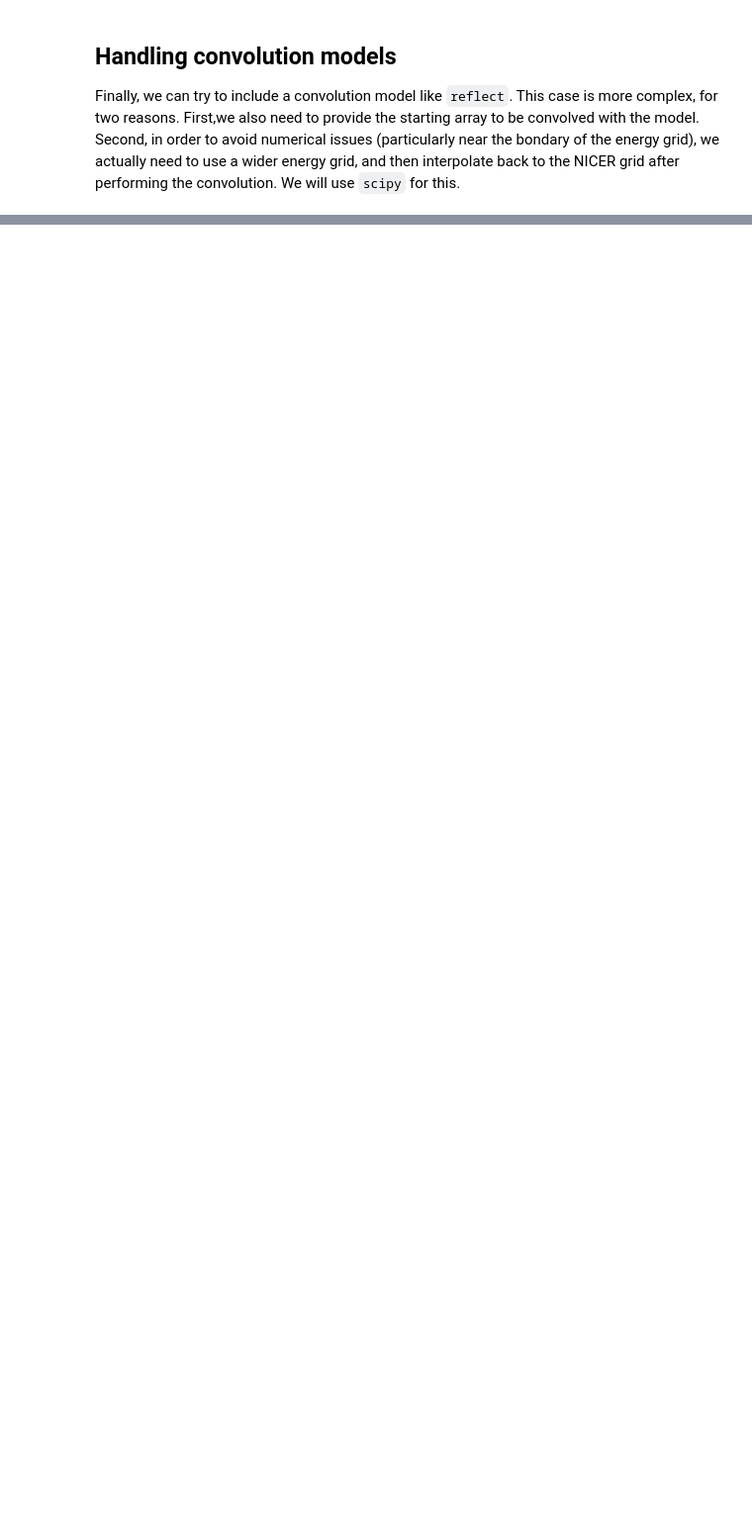
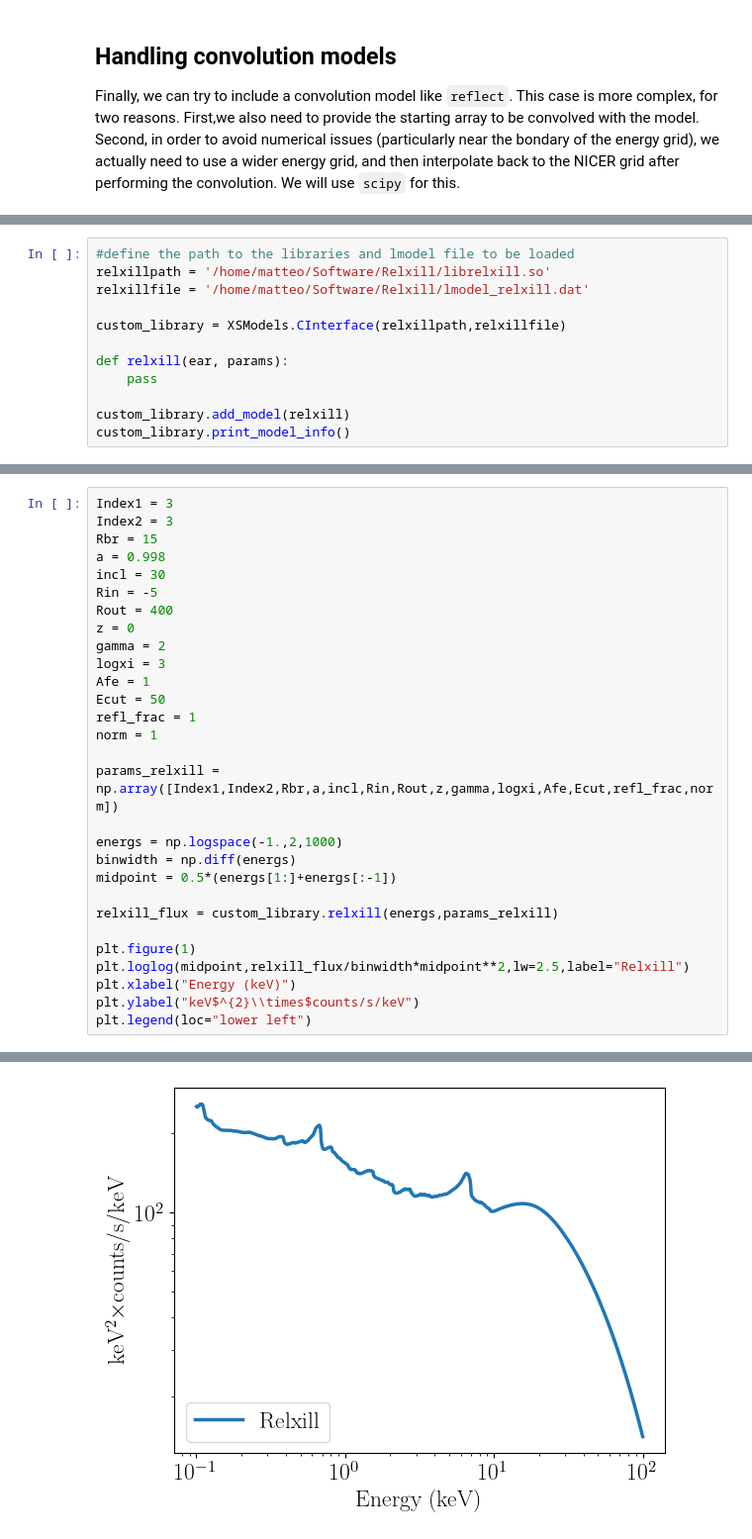
Before and after one commit to matteolucchini1/nDspec, a Jupyter notebook: docs/xspec_interface.ipynb, the cells around one changed output, grey strips where cells are left out. Shown at 99% size. Drawn from its saved outputs; the diff is of its cells as text; blank space fills up the shorter version.

```diff
--- a/docs/xspec_interface.ipynb
+++ b/docs/xspec_interface.ipynb
@@ -214,0 +218,12 @@ please refer to Magdziarz & Zdziarski 1995 MNRAS, 273, 837
+# %%
+#define the path to the libraries and lmodel file to be loaded
+relxillpath = '/home/matteo/Software/Relxill/librelxill.so'
+relxillfile = '/home/matteo/Software/Relxill/lmodel_relxill.dat'
+
+custom_library = XSModels.CInterface(relxillpath,relxillfile)
+
+def relxill(ear, params):
+    pass
+
+custom_library.add_model(relxill)
+custom_library.print_model_info()
@@ -214,0 +252,30 @@ please refer to Magdziarz & Zdziarski 1995 MNRAS, 273, 837
+# %%
+Index1 = 3
+Index2 = 3
+Rbr = 15
+a = 0.998
+incl = 30
+Rin = -5
+Rout = 400
+z = 0
+gamma = 2
+logxi = 3
+Afe = 1
+Ecut = 50
+refl_frac = 1
+norm = 1
+
+params_relxill = np.array([Index1,Index2,Rbr,a,incl,Rin,Rout,z,gamma,logxi,Afe,Ecut,refl_frac,norm])
+
+energs = np.logspace(-1.,2,1000)
+binwidth = np.diff(energs)
+midpoint = 0.5*(energs[1:]+energs[:-1])
+
+relxill_flux = custom_library.relxill(energs,params_relxill)
+
+plt.figure(1)
+plt.loglog(midpoint,relxill_flux/binwidth*midpoint**2,lw=2.5,label="Relxill")
+plt.xlabel("Energy (keV)")
+plt.ylabel("keV$^{2}\\times$counts/s/keV")
+plt.legend(loc="lower left")
+# %% [output]
@@ -214,0 +283 @@ please refer to Magdziarz & Zdziarski 1995 MNRAS, 273, 837
+[figure, added]
```
Also changed, not shown: parts of 14 cells of this notebook, 2 other files.
